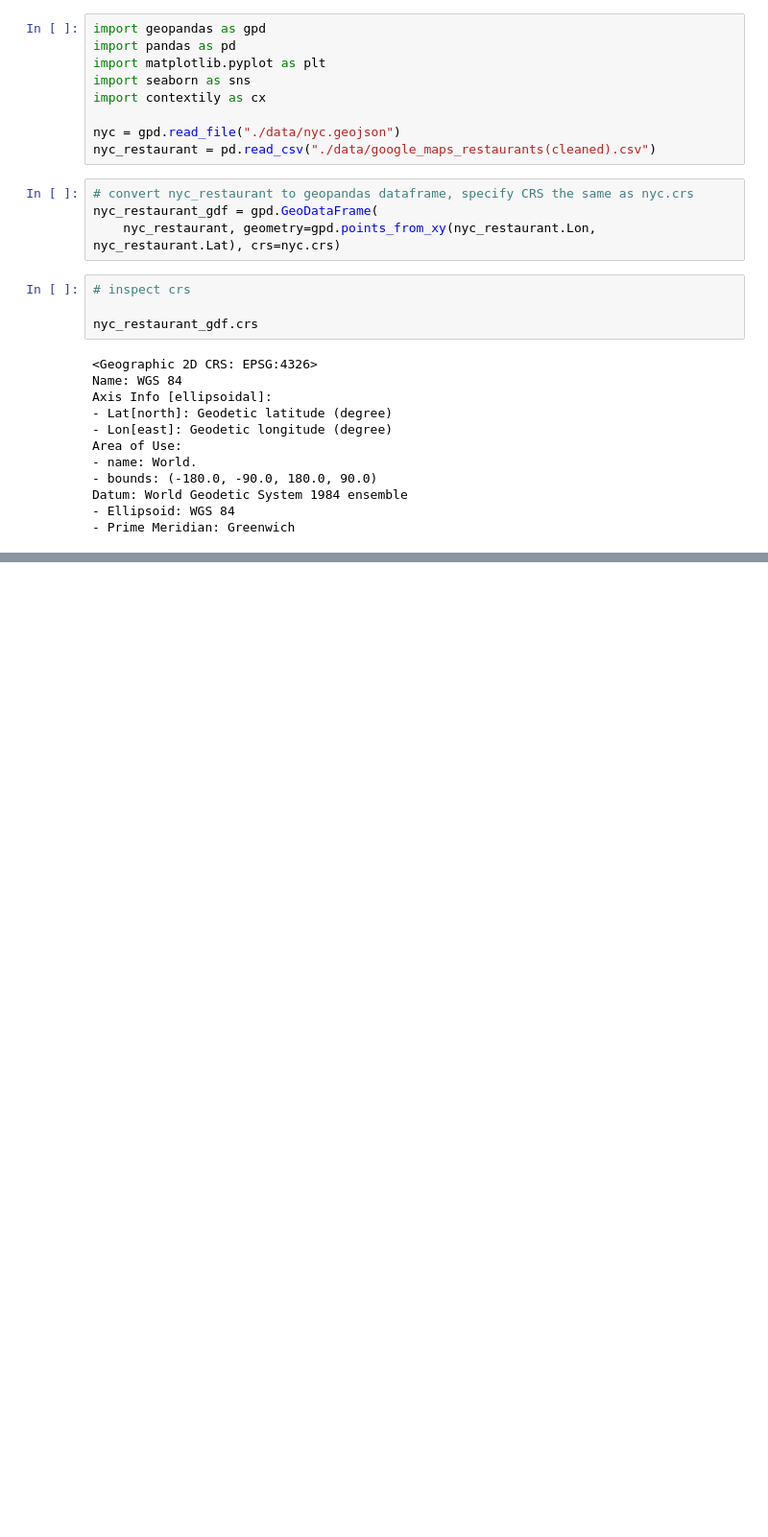
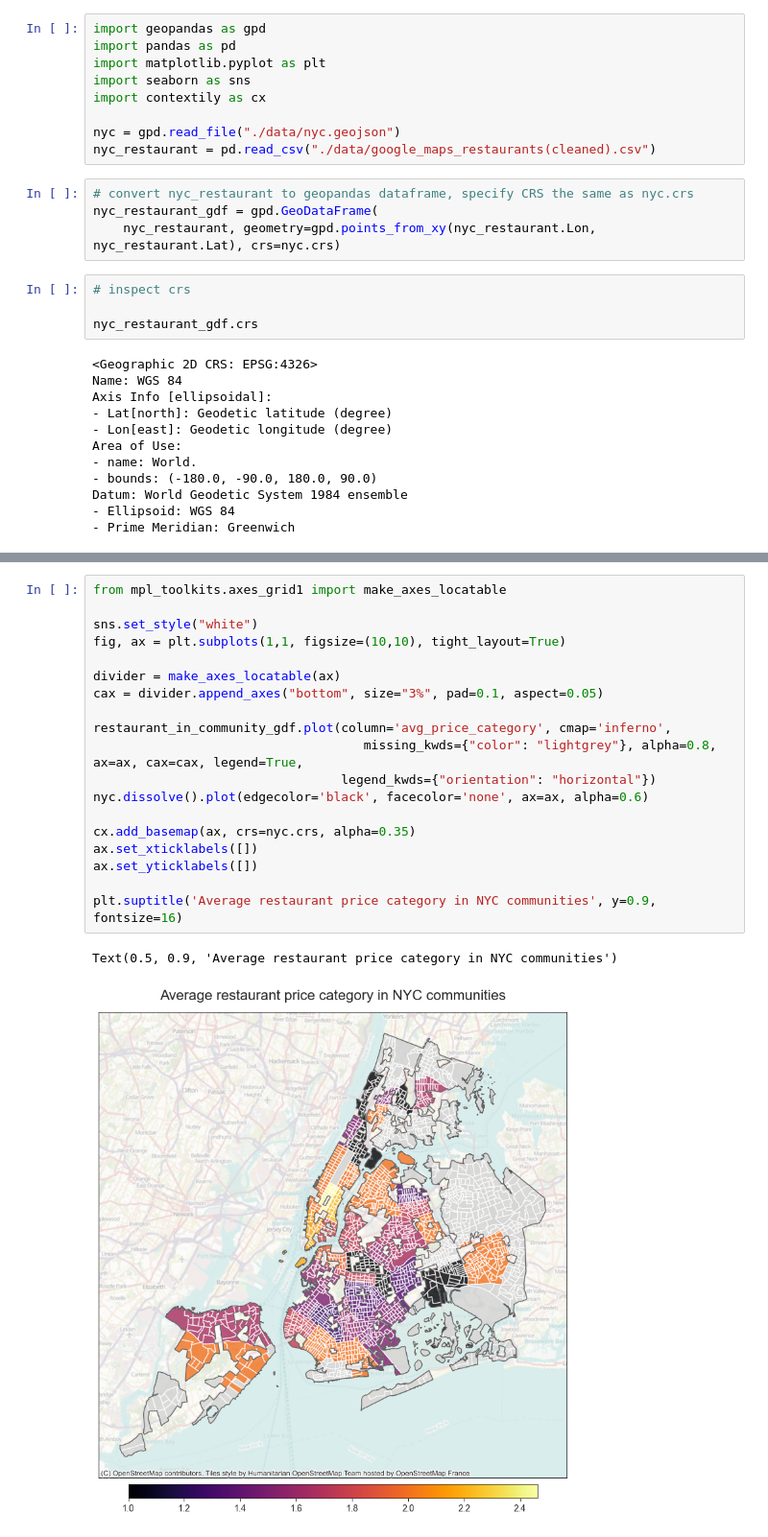
Before and after one commit to jieshu-wang-SBU/EST389_371_2026_spring, a Jupyter notebook: lectures/11-geospatial_data_and_text_data_analyses/11-02_Geospatial_operations.ipynb, the cells around one changed output, grey strips where cells are left out. Shown at 96% size. Drawn from its saved outputs; the diff is of its cells as text; blank space fills up the shorter version.

```diff
--- a/lectures/11-geospatial_data_and_text_data_analyses/11-02_Geospatial_operations.ipynb
+++ b/lectures/11-geospatial_data_and_text_data_analyses/11-02_Geospatial_operations.ipynb
@@ -73,0 +67,22 @@ joined_gdf.groupby("CDTANAME", as_index=False).agg(
+# %%
+from mpl_toolkits.axes_grid1 import make_axes_locatable
+
+sns.set_style("white")
+fig, ax = plt.subplots(1,1, figsize=(10,10), tight_layout=True)
+
+divider = make_axes_locatable(ax)
+cax = divider.append_axes("bottom", size="3%", pad=0.1, aspect=0.05)
+
+restaurant_in_community_gdf.plot(column='avg_price_category', cmap='inferno',
+                                    missing_kwds={"color": "lightgrey"}, alpha=0.8, ax=ax, cax=cax, legend=True,
+                                 legend_kwds={"orientation": "horizontal"})
+nyc.dissolve().plot(edgecolor='black', facecolor='none', ax=ax, alpha=0.6)
+
+cx.add_basemap(ax, crs=nyc.crs, alpha=0.35)
+ax.set_xticklabels([])
+ax.set_yticklabels([])
+
+plt.suptitle('Average restaurant price category in NYC communities', y=0.9, fontsize=16)
+# %% [output]
+Text(0.5, 0.9, 'Average restaurant price category in NYC communities')
+[figure, added]
```
Also changed, not shown: parts of 16 cells of this notebook.
